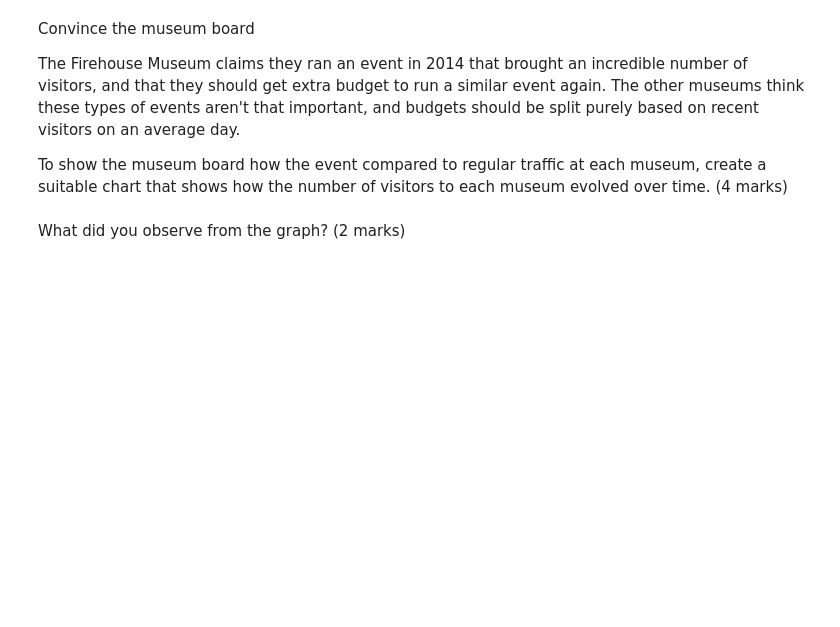
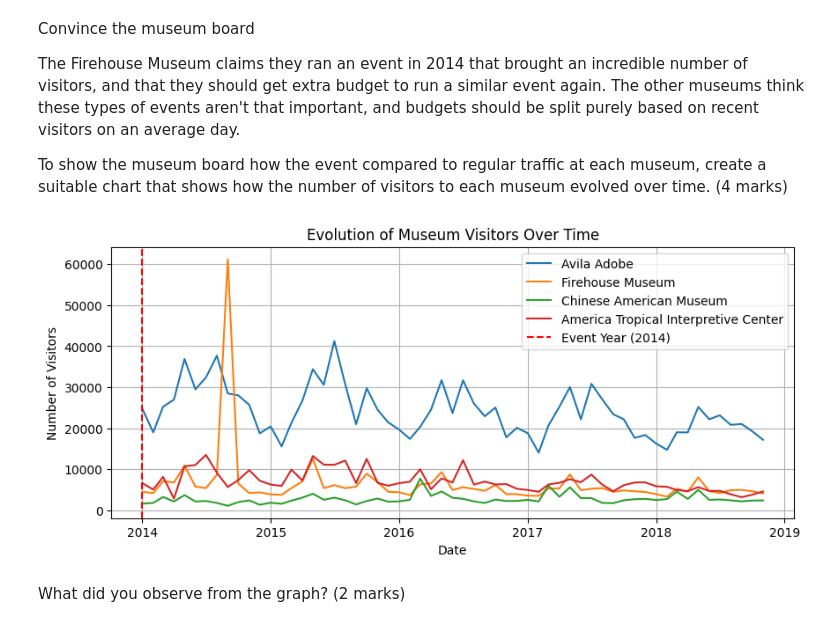
Before and after one commit to Tavleen09/LAB4_CSCN8000, a Jupyter notebook: Tavleen_section2_8977981_lab4.ipynb, the cells around one changed output. Cells and saved outputs as stored; diff of their text form; code cells hidden in the pictures; blank space fills up the shorter version.

```diff
--- a/Tavleen_section2_8977981_lab4.ipynb
+++ b/Tavleen_section2_8977981_lab4.ipynb
@@ -93,0 +171,8 @@ Review the data by taking a look at a few of the rows.
+# %%
+# Your solution here
+
+#Load the dataset
+museum_data = pd.read_csv('C:/Users/HP/Downloads/LAB4_CSCN8000/docs/museum_visitors.csv')
+
+#Review the data
+print(museum_data.head())
@@ -103,3 +200,30 @@ To show the museum board how the event compared to regular traffic at each museu
+# %%
+#Your solution here
+
+# Convert the 'Date' column to datetime format
+museum_data['Date'] = pd.to_datetime(museum_data['Date'])
+
+# Iterate through each museum and plot the number of visitors over time
+for museum in museum_data.columns[1:]:
+    plt.plot(museum_data['Date'], museum_data[museum], label=museum)
+
+# Highlight the year 2014 for emphasis on the event
+plt.axvline(pd.to_datetime('2014-01-01'), color='red', linestyle='--', label='Event Year (2014)')
+
+#Set plot labels and titles
+plt.figure(figsize=(10, 4))
+plt.title('Evolution of Museum Visitors Over Time')
+plt.xlabel('Date')
+plt.ylabel('Number of Visitors')
+
+#Show the legend
+plt.legend()
+plt.grid(True)
+
+#Show the plot
+plt.show()
+# %% [output]
+[figure, added]
 # %% [markdown]
 What did you observe from the graph? (2 marks)
 # %% [markdown]
```
Also changed, not shown: parts of 14 cells of this notebook, 4 other files.
